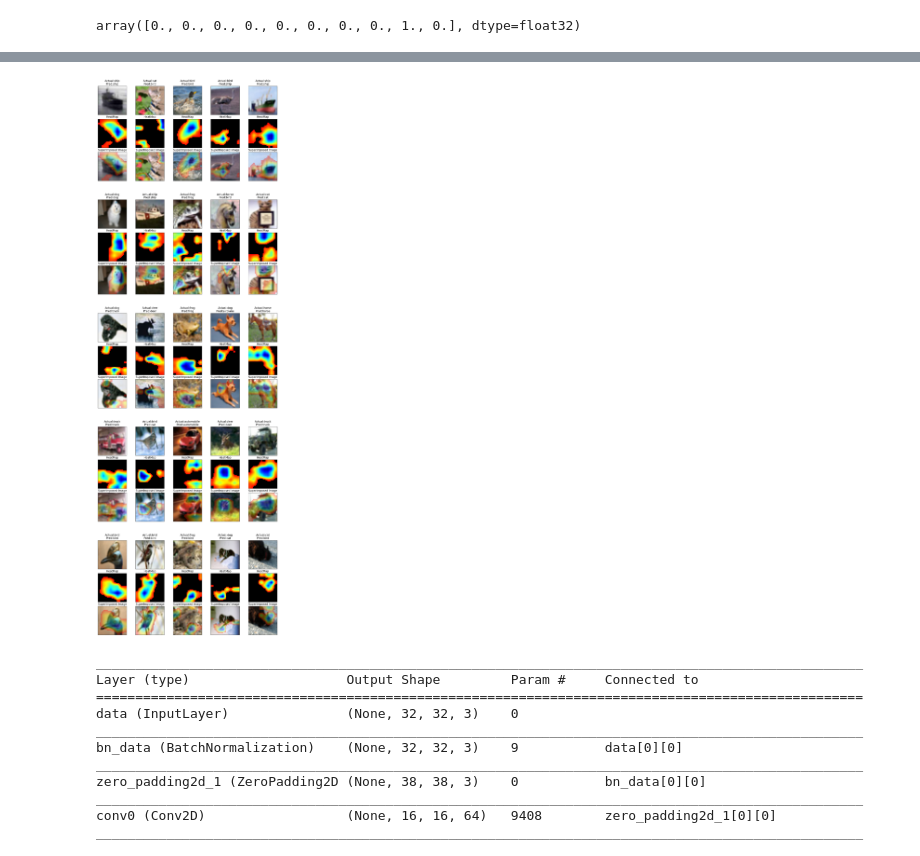
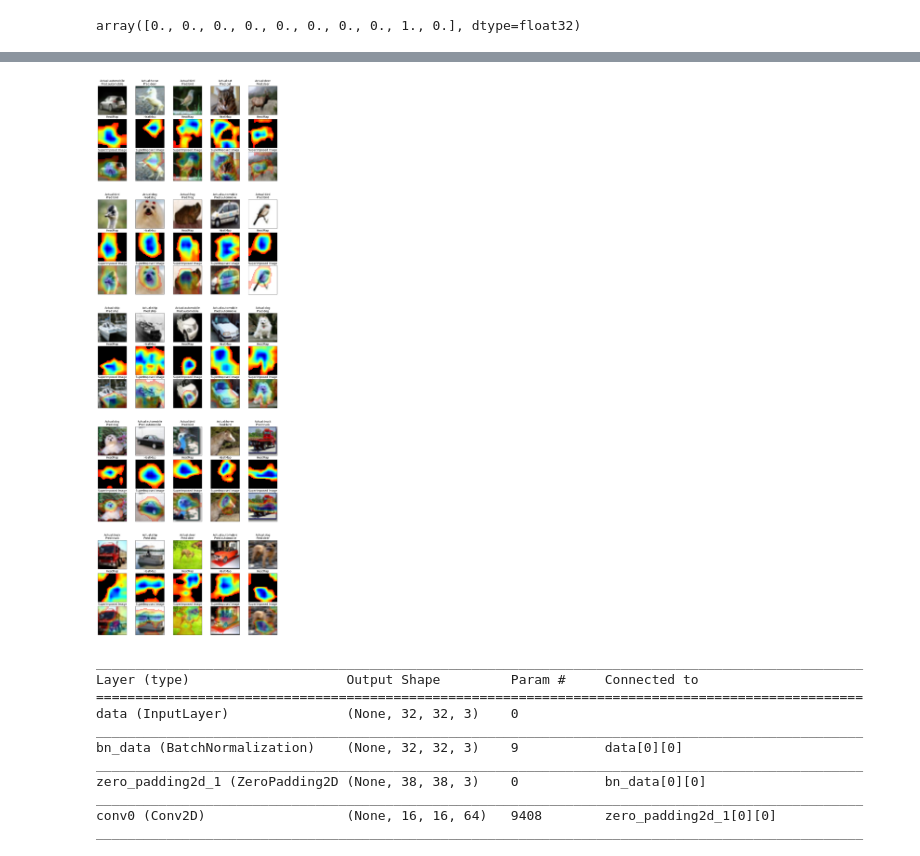
Before and after one commit to sudhakarmlal/EIPPhase2, a Jupyter notebook: Assignment5EIP2.ipynb, the cells around one changed output, grey strips where cells are left out. Saved outputs shown, nothing was run; the diff lists cells and outputs as text; code cells hidden in the pictures.

```diff
--- a/Assignment5EIP2.ipynb
+++ b/Assignment5EIP2.ipynb
@@ -167,6 +177,6 @@ finetune_model = build_finetune_model(model, num_classes=10)
 # %%
-finetune_model.compile(loss='categorical_crossentropy',
+finetune_model_final.compile(loss='categorical_crossentropy',
               optimizer=Adam(lr=lr_schedule(0)),
               metrics=['accuracy'])
-finetune_model.summary()
+finetune_model_final.summary()
 # %% [output]
@@ -237,7 +248,7 @@ datagen = ImageDataGenerator(featurewise_center=True,featurewise_std_normalizati
 # train the model
 #start = time.time()
 # Train the model
-model_info = finetune_model.fit_generator(datagen.flow(x_train, y_train, batch_size = 128),
+model_info = finetune_model_final.fit_generator(datagen.flow(x_train, y_train, batch_size = 128),
                                  samples_per_epoch = x_train.shape[0], nb_epoch = 10,
                                  validation_data = (x_test, y_test), verbose=1,callbacks = callbacks)
 #end = time.time()
@@ -287,2 +286,2 @@ Epoch 00010: val_acc did not improve from 0.77060
 # %%
-finetune_model.load_weights( "./cifar10_resnet_pretrained-model.006.hdf5")
+finetune_model_final.load_weights( "./cifar10_resnet_pretrained-model.010.hdf5")
@@ -292,7 +293,7 @@ datagen_validator = ImageDataGenerator(featurewise_center=True, featurewise_std_
 datagen_validator.fit(x_train)
 # %%
 iterator = datagen_validator.flow(x_test, y_test, batch_size=1024, shuffle=False)
-predictions = finetune_model.predict_generator(iterator,steps=len(iterator))
+predictions = finetune_model_final.predict_generator(iterator,steps=len(iterator))
 # %%
 def get_misclassified(X, Y_ohe, Y_pred, total=25,pick_randomly=True):
   y_true = np.argmax(Y_ohe, axis=1)
@@ -468,6 +473,6 @@ array([3, 0, 7, 0, 0, 0, 1, 0, 3, 7, 0, 3, 0, 2, 2, 0, 0, 0, 0, 7, 3, 0,
 # %%
-show_examples_with_gradcam(finetune_model,layer="conv2d_1",images=x_misclassifed, labels= y_misclassified,
+show_examples_with_gradcam(finetune_model_final,layer="conv2d_2",images=x_misclassifed, labels= y_misclassified,
                            classes=get_cifar10_labels())
 # %% [output]
-[figure, old version]
+[figure, new version]
 # %%
```
Also changed, not shown: parts of 30 cells of this notebook.
